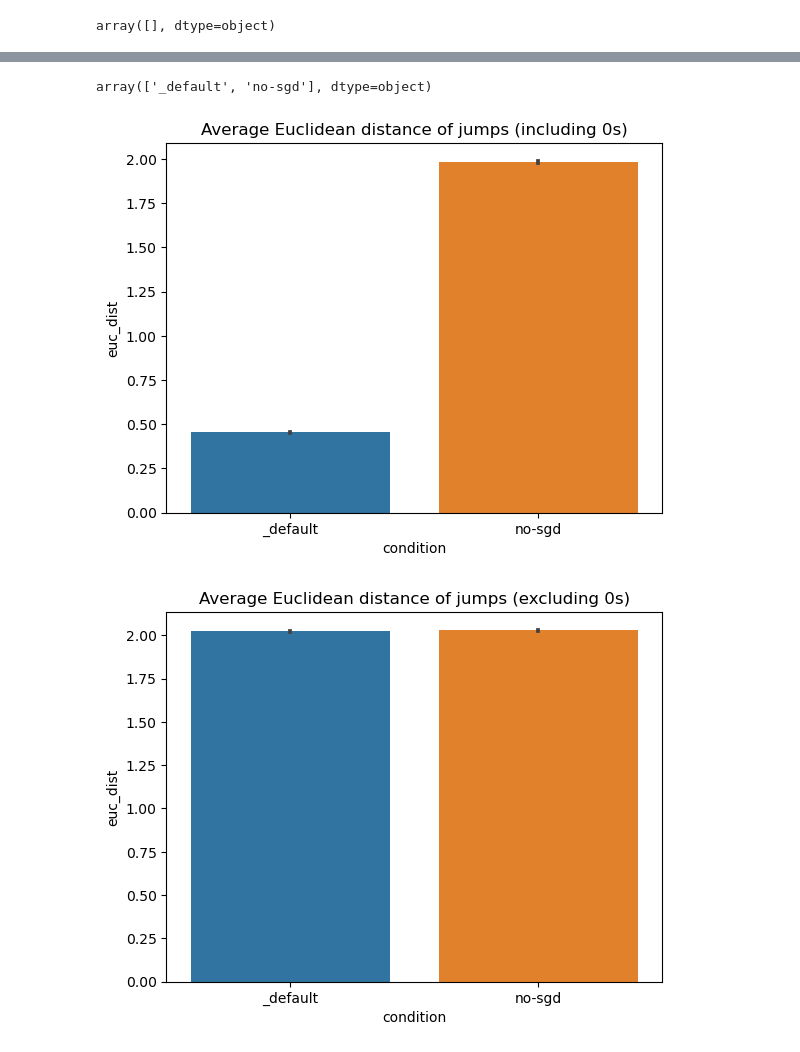
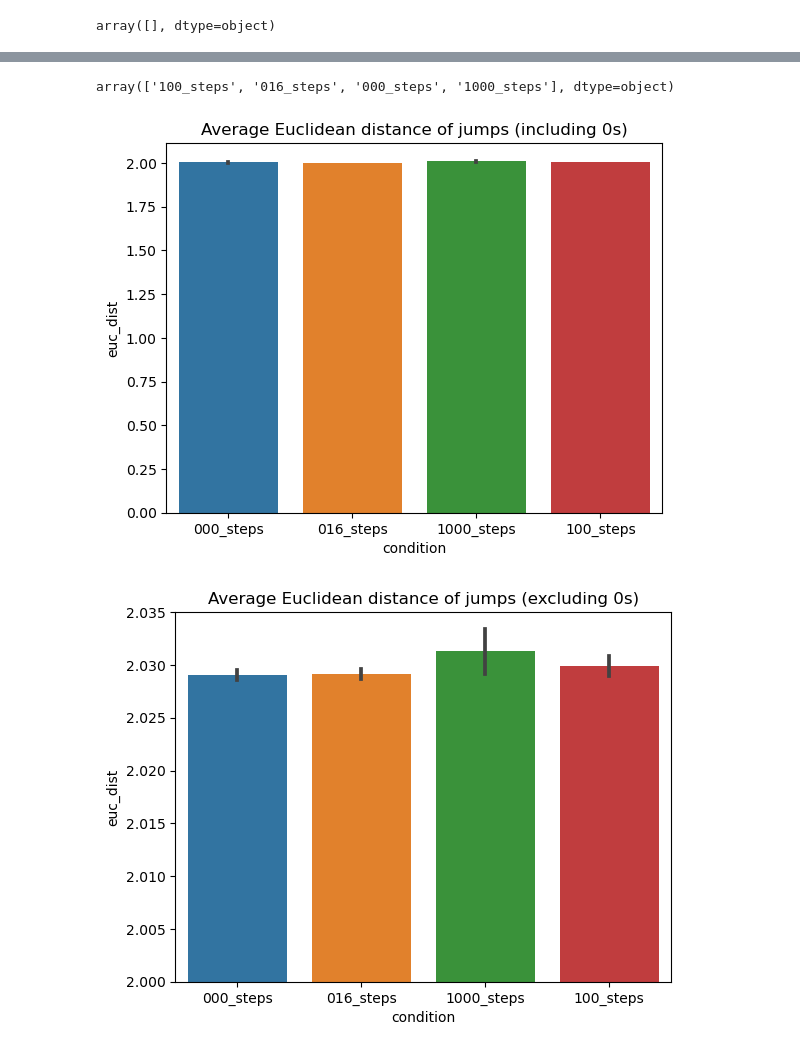
Before and after one commit to uvm-neurobotics-lab/MOVE, a Jupyter notebook: analysis/euc_distance.ipynb, the cells around one changed output, grey strips where cells are left out. Saved outputs shown, nothing was run; the diff lists cells and outputs as text; code cells hidden in the pictures.

```diff
--- a/analysis/euc_distance.ipynb
+++ b/analysis/euc_distance.ipynb
@@ -10,9 +7,11 @@ The autoreload extension is already loaded. To reload it, use:
 # %%
 
 # results_path = "../../results/gecco-24/sgd-steps"
-results_path = "../results/_default"
+# results_path = "../results/_default"
+results_path = "../../results/sgd-steps-euc"
 
 FORCE_RELOAD = True
+load_exisiting_chunks = True
 
 if not os.path.exists(results_path):
     print(f"Results path {results_path} does not exist")
@@ -381,21 +520,25 @@ plot_vs_evals(euc_df[euc_df['replace']>0],y='euc_dist',save_path=os.path.join(re
 # %%
 euc_df['condition'].unique()
 # %% [output]
-array(['_default', 'no-sgd'], dtype=object)
+array(['100_steps', '016_steps', '000_steps', '1000_steps'], dtype=object)
+# %%
+# sort by condition, run
+euc_df = euc_df.sort_values(by=['condition', 'run'])
 # %%
 # compare average jump euc distance
 # get the average jump distance for each run
 
 # avg_jump_dists = all_jump_dists.groupby(['condition', 'run']).mean().reset_index()
 
 sns.barplot(data=euc_df, x='condition', y='euc_dist')
 plt.title("Average Euclidean distance of jumps (including 0s)")
 plt.show()
 
 
 sns.barplot(data=euc_df[euc_df['euc_dist'] > 0], x='condition', y='euc_dist')
+plt.ylim(2.0,2.035)
 plt.title("Average Euclidean distance of jumps (excluding 0s)")
 plt.show()
 # %% [output]
-[figure, old version]
+[figure, new version]
-[figure, old version]
+[figure, new version]
```
Also changed, not shown: parts of 20 cells of this notebook, 35 other files.
